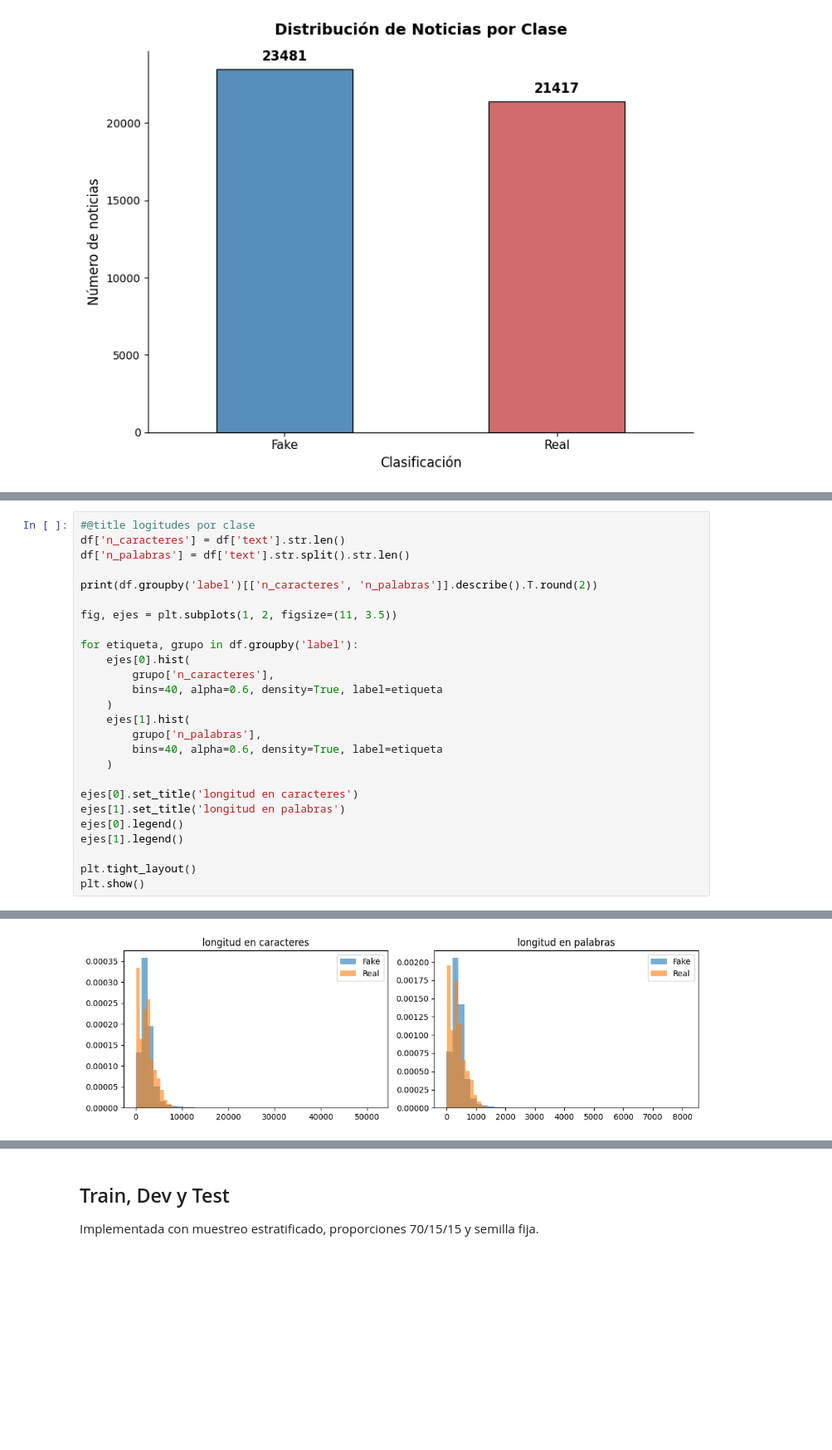
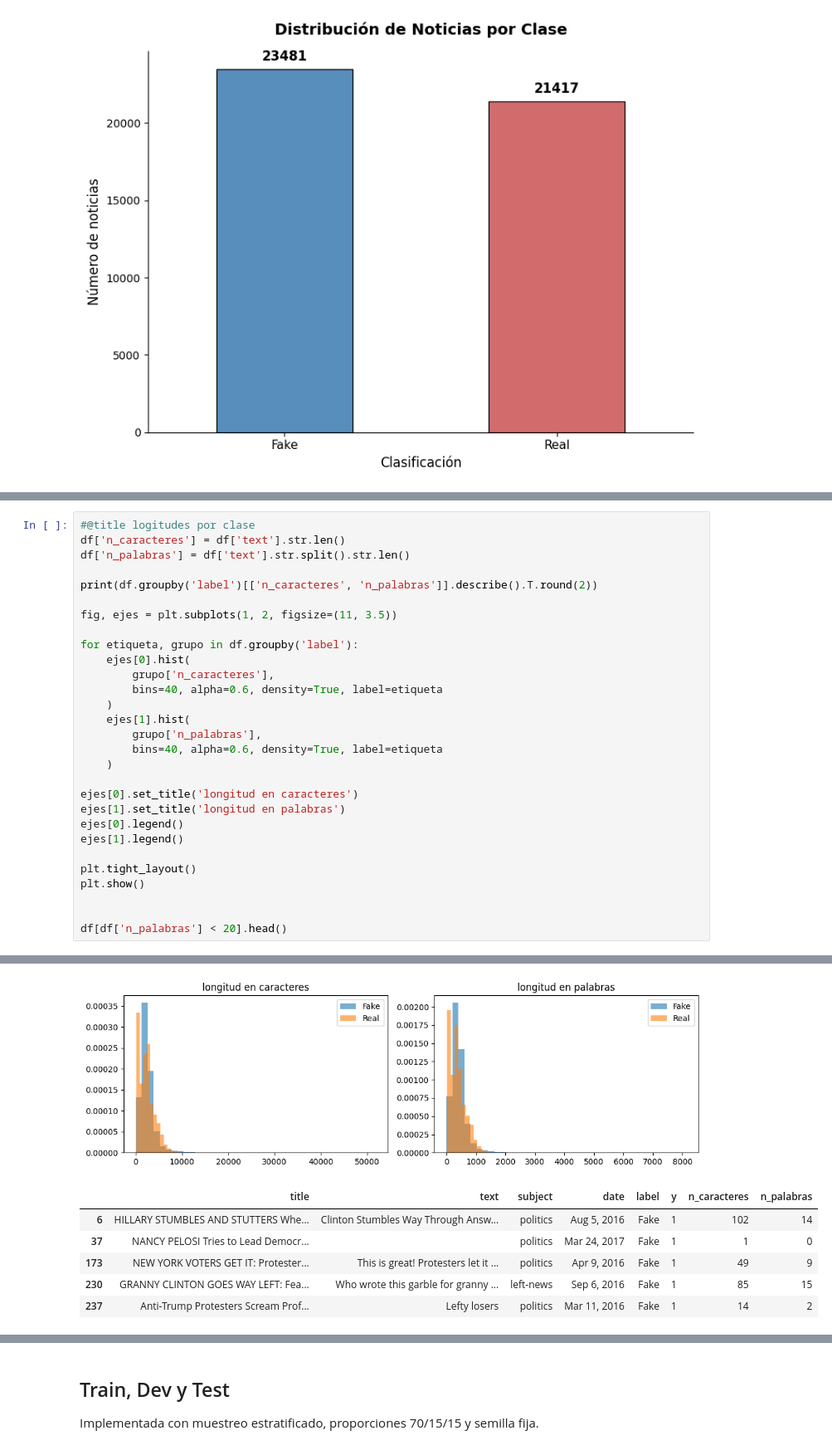
Before and after one commit to kao05/SpamAnalysis-TextMining, a Jupyter notebook: Project_FakeNews.ipynb, the cells around one changed output, grey strips where cells are left out. Shown at 83% size. Drawn from its saved outputs; the diff is of its cells as text; blank space fills up the shorter version.

```diff
--- a/Project_FakeNews.ipynb
+++ b/Project_FakeNews.ipynb
@@ -196,33 +204,42 @@ for etiqueta, grupo in df.groupby('label'):
         grupo['n_palabras'],
         bins=40, alpha=0.6, density=True, label=etiqueta
     )
 
 ejes[0].set_title('longitud en caracteres')
 ejes[1].set_title('longitud en palabras')
 ejes[0].legend()
 ejes[1].legend()
 
 plt.tight_layout()
 plt.show()
+
+
+df[df['n_palabras'] < 20].head()
 # %% [output]
 label                   Fake      Real
 n_caracteres count  17455.00  21191.00
              mean    2549.81   2378.53
              std     2201.33   1683.78
              min        1.00    152.00
              25%     1648.50    906.50
              50%     2235.00   2216.00
              75%     3005.50   3226.50
              max    51794.00  29781.00
 n_palabras   count  17455.00  21191.00
              mean     425.26    384.83
              std      355.20    273.78
              min        0.00     22.00
              25%      277.00    147.00
              50%      376.00    359.00
              75%      503.00    523.00
              max     8135.00   5172.00
 [figure]
+|  | title | text | subject | date | label | y | n_caracteres | n_palabras |
+| 6 | HILLARY STUMBLES AND STUTTERS Whe... | Clinton Stumbles Way Through Answ... | politics | Aug 5, 2016 | Fake | 1 | 102 | 14 |
+| 37 | NANCY PELOSI Tries to Lead Democr... |  | politics | Mar 24, 2017 | Fake | 1 | 1 | 0 |
+| 173 | NEW YORK VOTERS GET IT: Protester... | This is great! Protesters let it ... | politics | Apr 9, 2016 | Fake | 1 | 49 | 9 |
+| 230 | GRANNY CLINTON GOES WAY LEFT: Fea... | Who wrote this garble for granny ... | left-news | Sep 6, 2016 | Fake | 1 | 85 | 15 |
+| 237 | Anti-Trump Protesters Scream Prof... | Lefty losers | politics | Mar 11, 2016 | Fake | 1 | 14 | 2 |
 # %%
 # @title exploración del vocabulario por clase
 token_patron = r"[a-z0-9£$]+|!"
```
Also changed, not shown: parts of 15 cells of this notebook.
